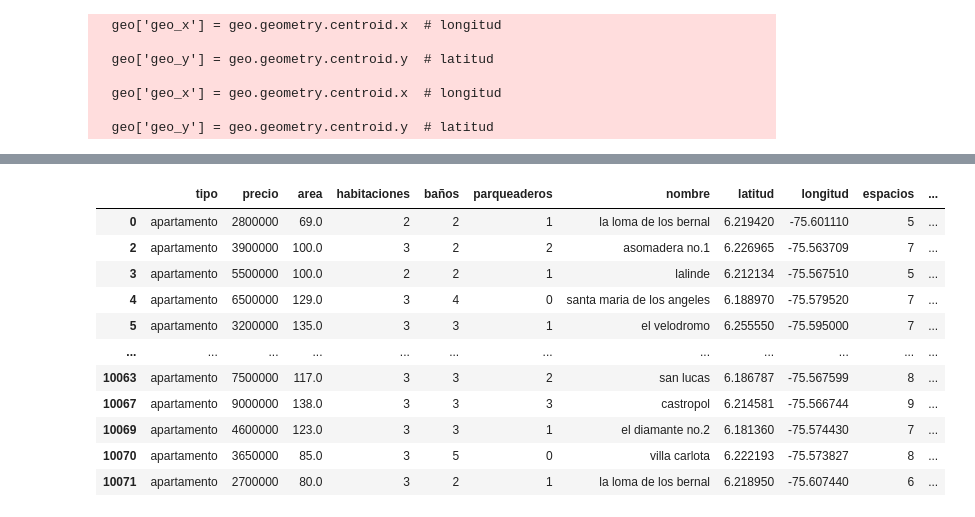
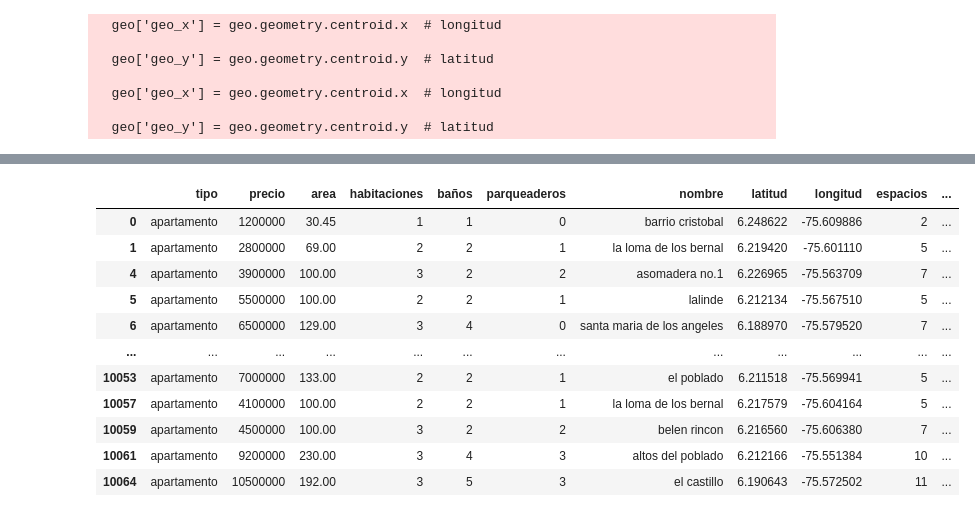
Before and after one commit to roman-correa/news, a Jupyter notebook: new_scraper.ipynb, the cells around one changed output, grey strips where cells are left out. Cells and saved outputs as stored; diff of their text form; code cells hidden in the pictures.

```diff
--- a/new_scraper.ipynb
+++ b/new_scraper.ipynb
@@ -394,7 +394,7 @@ def remove_outliers_iqr(df, columns):
 
 # Example usage
 arr_def_mede = remove_outliers_iqr(arr_def_mede, ['precio'])
-arr_def_mede = arr_def_mede[arr_def_mede['precio'] < 10000000]
+#arr_def_mede = arr_def_mede[arr_def_mede['precio'] < 10000000]
 ven_def_mede = remove_outliers_iqr(ven_def_mede, ['precio'])
 arr_def_mede['nombre'] = arr_def_mede['nombre'].str.lower().apply(lambda x: unicodedata.normalize('NFKD', str(x)).encode('ASCII', 'ignore')
                 .decode('ASCII') if isinstance(x, str) else x)
@@ -402,11 +402,6 @@ ven_def_mede['nombre'] = ven_def_mede['nombre'].str.lower().apply(lambda x: unic
                 .decode('ASCII') if isinstance(x, str) else x)
 arr_def_mede['tipo'] = arr_def_mede['tipo'].str.lower()
 ven_def_mede['tipo'] = ven_def_mede['tipo'].str.lower()
-# %%
-ven_def_mede['espacios'] = ven_def_mede['habitaciones'] + ven_def_mede['parqueaderos'] + ven_def_mede['baños']
-ven_def_mede['axe'] = ven_def_mede['area'] / ven_def_mede['espacios']
-arr_def_mede['espacios'] = arr_def_mede['habitaciones'] + arr_def_mede['parqueaderos'] + arr_def_mede['baños']
-arr_def_mede['axe'] = arr_def_mede['area'] / arr_def_mede['espacios']
 # %%
 # calcular precio total / area total por barrio (precio por m²),
 # evitando divisiones por cero y ordenando el resultado
@@ -414,53 +409,83 @@ def ppmc(df):
     precio_tot = df.groupby('nombre')['precio'].sum().astype(float)
     area_tot = df.groupby('nombre')['area'].sum().astype(float)
     zonas  = df.groupby('nombre')['espacios'].sum().astype(float)
+    parq = df.groupby('nombre')['parqueaderos'].sum().astype(float) + 1
 
     # Reemplazar 0 por NA para evitar división por cero
     area_tot = area_tot.replace(0, pd.NA)
 
     precio_por_m2 = (precio_tot / area_tot).dropna().sort_values(ascending=False)
     precio_por_zona = (precio_tot / zonas).dropna().sort_values(ascending=False)
+    precio_por_parq = (precio_tot / parq).dropna().sort_values(ascending=False).replace({0: pd.NA})
 
-    return precio_por_m2, precio_por_zona
+    return precio_por_m2, precio_por_zona, precio_por_parq
 # %%
+import numpy as np
 
-ppmc_arr, pppz_arr = ppmc(arr_def_mede)
-ppmc_ven, pppz_ven = ppmc(ven_def_mede)
+# compute 'espacios' robustly
+ven_def_mede['espacios'] = ven_def_mede['habitaciones'] + ven_def_mede['parqueaderos'] + ven_def_mede['baños']
+# avoid using .replace with a Series (invalid). Use np.where to handle division by zero.
+ven_def_mede['axe'] = np.where(
+	ven_def_mede['espacios'] == 0,
+	ven_def_mede['area'],
+	ven_def_mede['area'] / ven_def_mede['espacios']
+)
+
+arr_def_mede['espacios'] = arr_def_mede['habitaciones'] + arr_def_mede['parqueaderos'] + arr_def_mede['baños']
+arr_def_mede['axe'] = np.where(
+	arr_def_mede['espacios'] == 0,
+	arr_def_mede['area'],
+	arr_def_mede['area'] / arr_def_mede['espacios']
+)
+
+# obtain price aggregates
+ppmc_arr, pppz_arr, pppp_arr = ppmc(arr_def_mede)
+ppmc_ven, pppz_ven, pppp_ven = ppmc(ven_def_mede)
+
+
+# Map aggregated series back to rows (use .map on 'nombre')
+arr_def_mede['pppp'] = arr_def_mede['nombre'].map(pppp_arr)
 arr_def_mede['ppmc'] = arr_def_mede['nombre'].map(ppmc_arr)
 arr_def_mede['pppz'] = arr_def_mede['nombre'].map(pppz_arr)
-arr_def_mede['axh'] = arr_def_mede['area'] * (arr_def_mede['habitaciones'] )
+
+# Ratios: protect against division by zero / inf / NaN
+arr_def_mede['pppp/pppz'] = (arr_def_mede['pppp'] / arr_def_mede['pppz']).replace([np.inf, -np.inf], np.nan).fillna(1).astype(float)
+arr_def_mede['pppp/ppmc'] = (arr_def_mede['pppp'] / arr_def_mede['ppmc']).replace([np.inf, -np.inf], np.nan)
+arr_def_mede['pppz/ppmc'] = (arr_def_mede['pppz'] / arr_def_mede['ppmc']).replace([np.inf, -np.inf], np.nan)
+
+# area per room (avoid division by zero on habitaciones)
+arr_def_mede['axh'] = np.where(arr_def_mede['habitaciones'] == 0, arr_def_mede['area'], arr_def_mede['area'] / arr_def_mede['habitaciones'])
 arr_def_mede['axa'] = arr_def_mede['area'] * arr_def_mede['area']
-arr_def_mede['new_index'] = arr_def_mede['ppmc']/( arr_def_mede['ppmc'].max())*100
-arr_def_mede['garaje_bin'] = arr_def_mede['parqueaderos'].apply(lambda x: 1 if x > 0 else 0)
-arr_def_mede['parq_area'] = arr_def_mede['parqueaderos'] / arr_def_mede['area']
-arr_def_mede['parq2'] = arr_def_mede['parqueaderos'] * arr_def_mede['parqueaderos']
+arr_def_mede['new_index'] = arr_def_mede['ppmc'] / (arr_def_mede['ppmc'].max()) * 100
+arr_def_mede['garaje_bin'] = (arr_def_mede['parqueaderos'] > 0).astype(int)
+arr_def_mede['parq2'] = arr_def_mede['parqueaderos'] ** 2
 
-#arr_def_mede['ppp'] = arr_def_mede.groupby('nombre')['precio'].sum() / arr_def_mede.groupby('nombre')['parqueaderos'].sum()
-
-
-# Mean price per 'nombre' (neighbourhood). Use groupby + transform to assign the mean to each row.
+# Same processing for venta
+ven_def_mede['pppp'] = ven_def_mede['nombre'].map(pppp_ven)
 ven_def_mede['ppmc'] = ven_def_mede['nombre'].map(ppmc_ven)
 ven_def_mede['pppz'] = ven_def_mede['nombre'].map(pppz_ven)
-ven_def_mede['axh'] = ven_def_mede['area'] * (ven_def_mede['habitaciones'] )
+
+ven_def_mede['pppp/pppz'] = (ven_def_mede['pppp'] / ven_def_mede['pppz']).replace([np.inf, -np.inf], 0).fillna(1).astype(float)
+ven_def_mede['pppp/ppmc'] = (ven_def_mede['pppp'] / ven_def_mede['ppmc']).replace([np.inf, -np.inf], 0).fillna(1).astype(float)
+ven_def_mede['pppz/ppmc'] = (ven_def_mede['pppz'] / ven_def_mede['ppmc']).replace([np.inf, -np.inf], 0).fillna(1).astype(float)
+
+ven_def_mede['axh'] = np.where(ven_def_mede['habitaciones'] == 0, ven_def_mede['area'], ven_def_mede['area'] / ven_def_mede['habitaciones'])
 ven_def_mede['axa'] = ven_def_mede['area'] * ven_def_mede['area']
-ven_def_mede['new_index'] = ven_def_mede['ppmc']/( ven_def_mede['ppmc'].max())*100
-ven_def_mede['garaje_bin'] = ven_def_mede['parqueaderos'].apply(lambda x: 1 if x > 0 else 0)
-ven_def_mede['parq_area'] = ven_def_mede['parqueaderos'] / ven_def_mede['area']
-ven_def_mede['parq2'] = ven_def_mede['parqueaderos'] * ven_def_mede['parqueaderos']
-
-#ven_def_mede['ppp'] = ven_def_mede.groupby('nombre')['precio'].sum() / ven_def_mede.groupby('nombre')['parqueaderos'].sum()
+ven_def_mede['new_index'] = ven_def_mede['ppmc'] / (ven_def_mede['ppmc'].max()) * 100
+ven_def_mede['garaje_bin'] = (ven_def_mede['parqueaderos'] > 0).astype(int)
+ven_def_mede['parq2'] = ven_def_mede['parqueaderos'] ** 2
 
 arr_def_mede
 # %% [output]
 |  | tipo | precio | area | habitaciones | baños | parqueaderos | nombre | latitud | longitud | espacios | ... |
-| 0 | apartamento | 2800000 | 69.0 | 2 | 2 | 1 | la loma de los bernal | 6.219420 | -75.601110 | 5 | ... |
-| 2 | apartamento | 3900000 | 100.0 | 3 | 2 | 2 | asomadera no.1 | 6.226965 | -75.563709 | 7 | ... |
-| 3 | apartamento | 5500000 | 100.0 | 2 | 2 | 1 | lalinde | 6.212134 | -75.567510 | 5 | ... |
-| 4 | apartamento | 6500000 | 129.0 | 3 | 4 | 0 | santa maria de los angeles | 6.188970 | -75.579520 | 7 | ... |
-| 5 | apartamento | 3200000 | 135.0 | 3 | 3 | 1 | el velodromo | 6.255550 | -75.595000 | 7 | ... |
+| 0 | apartamento | 1200000 | 30.45 | 1 | 1 | 0 | barrio cristobal | 6.248622 | -75.609886 | 2 | ... |
+| 1 | apartamento | 2800000 | 69.00 | 2 | 2 | 1 | la loma de los bernal | 6.219420 | -75.601110 | 5 | ... |
+| 4 | apartamento | 3900000 | 100.00 | 3 | 2 | 2 | asomadera no.1 | 6.226965 | -75.563709 | 7 | ... |
+| 5 | apartamento | 5500000 | 100.00 | 2 | 2 | 1 | lalinde | 6.212134 | -75.567510 | 5 | ... |
+| 6 | apartamento | 6500000 | 129.00 | 3 | 4 | 0 | santa maria de los angeles | 6.188970 | -75.579520 | 7 | ... |
 | ... | ... | ... | ... | ... | ... | ... | ... | ... | ... | ... | ... |
-| 10063 | apartamento | 7500000 | 117.0 | 3 | 3 | 2 | san lucas | 6.186787 | -75.567599 | 8 | ... |
-| 10067 | apartamento | 9000000 | 138.0 | 3 | 3 | 3 | castropol | 6.214581 | -75.566744 | 9 | ... |
-| 10069 | apartamento | 4600000 | 123.0 | 3 | 3 | 1 | el diamante no.2 | 6.181360 | -75.574430 | 7 | ... |
-| 10070 | apartamento | 3650000 | 85.0 | 3 | 5 | 0 | villa carlota | 6.222193 | -75.573827 | 8 | ... |
-| 10071 | apartamento | 2700000 | 80.0 | 3 | 2 | 1 | la loma de los bernal | 6.218950 | -75.607440 | 6 | ... |
+| 10053 | apartamento | 7000000 | 133.00 | 2 | 2 | 1 | el poblado | 6.211518 | -75.569941 | 5 | ... |
+| 10057 | apartamento | 4100000 | 100.00 | 2 | 2 | 1 | la loma de los bernal | 6.217579 | -75.604164 | 5 | ... |
+| 10059 | apartamento | 4500000 | 100.00 | 3 | 2 | 2 | belen rincon | 6.216560 | -75.606380 | 7 | ... |
+| 10061 | apartamento | 9200000 | 230.00 | 3 | 4 | 3 | altos del poblado | 6.212166 | -75.551384 | 10 | ... |
+| 10064 | apartamento | 10500000 | 192.00 | 3 | 5 | 3 | el castillo | 6.190643 | -75.572502 | 11 | ... |
```
Also changed, not shown: parts of 23 cells of this notebook, 3 other files.
